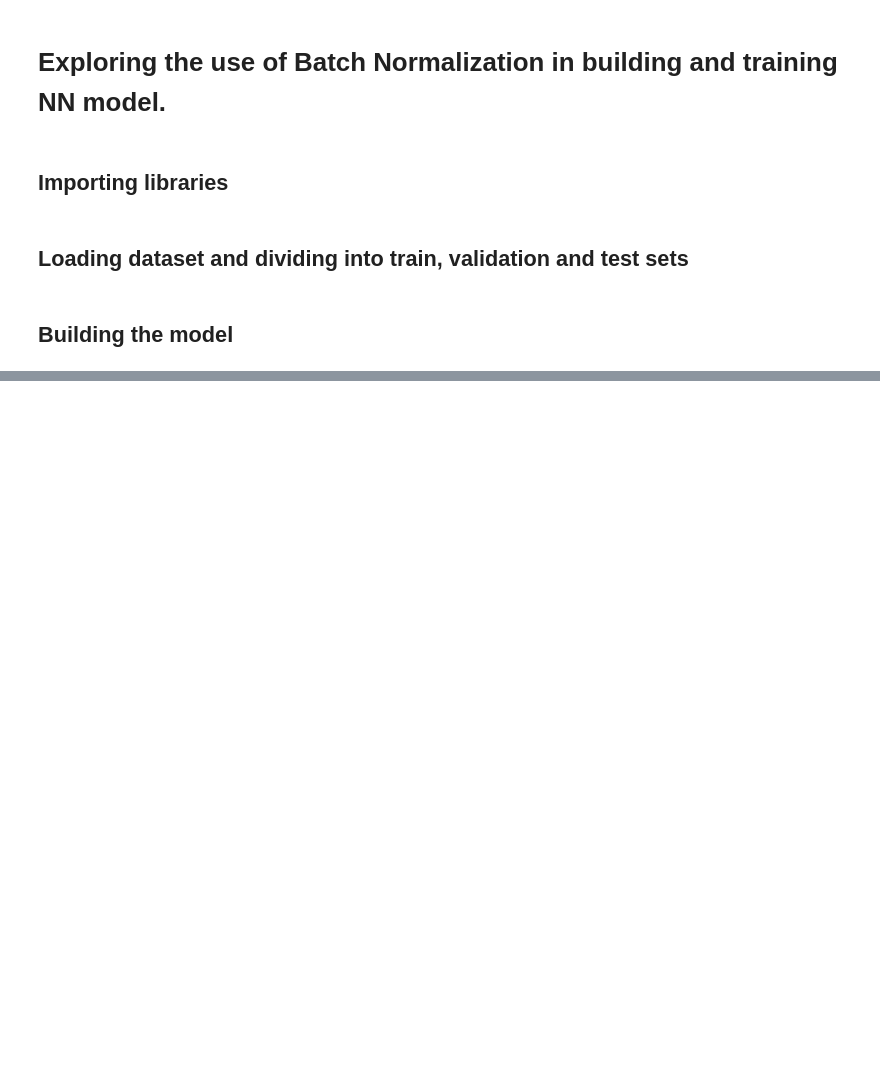
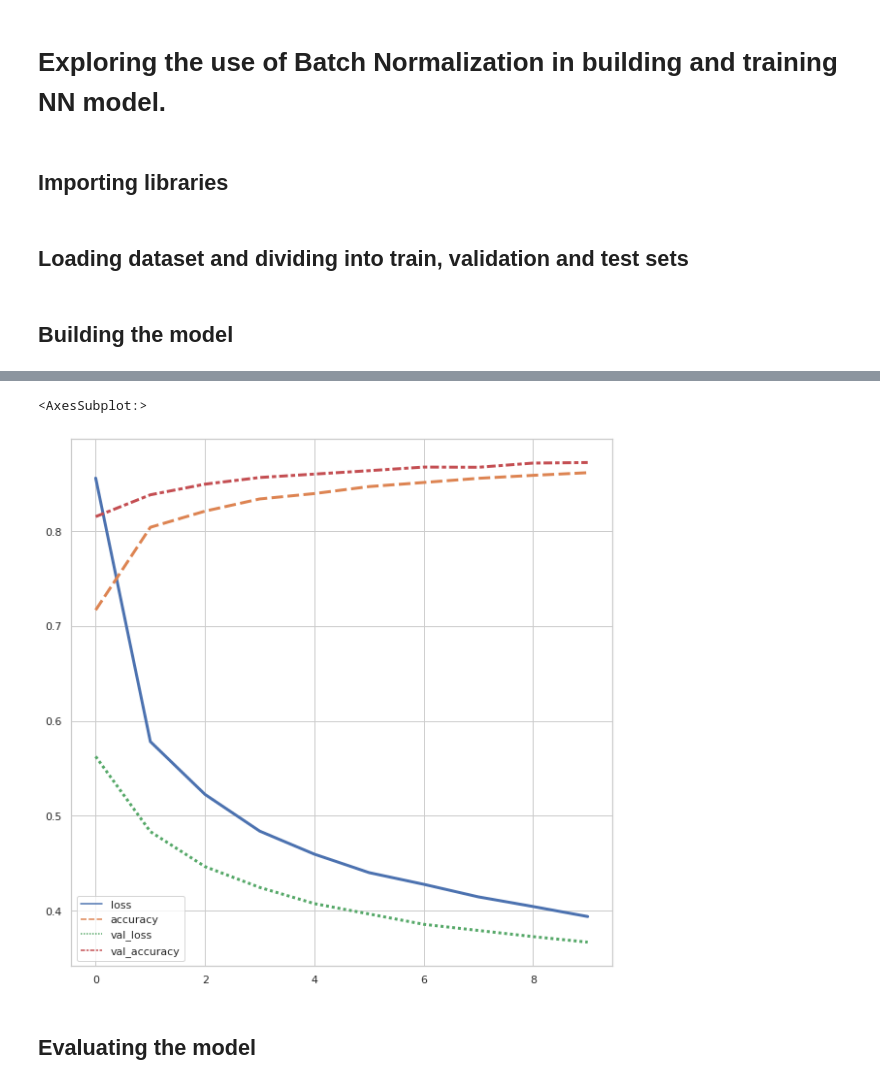
Before and after one commit to Gokul-S-Kumar/Hands-on-ML, a Jupyter notebook: Chapter 11 Training Deep NN/Batch_normalization.ipynb, the cells around one changed output, grey strips where cells are left out. Cells and saved outputs as stored; diff of their text form; code cells hidden in the pictures; blank space fills up the shorter version.

Commit message:
Batch normalization

```diff
--- a/Chapter 11 Training Deep NN/Batch_normalization.ipynb
+++ b/Chapter 11 Training Deep NN/Batch_normalization.ipynb
@@ -28,0 +26,9 @@ model.add()
+# %%
+model = keras.models.Sequential()
+model.add(keras.layers.Flatten(input_shape = [28, 28]))
+model.add(keras.layers.BatchNormalization())
+model.add(keras.layers.Dense(300, activation = 'relu'))
+model.add(keras.layers.BatchNormalization())
+model.add(keras.layers.Dense(100, activation = 'relu'))
+model.add(keras.layers.BatchNormalization())
+model.add(keras.layers.Dense(10, activation = 'softmax'))
@@ -28,0 +75,2 @@ model.add()
+# %%
+model.compile(loss = keras.losses.sparse_categorical_crossentropy, optimizer = keras.optimizers.SGD(lr = 1e-3), metrics = ['accuracy'])
@@ -28,0 +79,2 @@ model.add()
+# %%
+history = model.fit(x_train, y_train, epochs = 10, validation_data = (x_valid, y_valid))
@@ -28,0 +102,11 @@ model.add()
+# %%
+df_metrics = pd.DataFrame(history.history)
+# %%
+sns.set(style = 'whitegrid')
+plt.figure(figsize = (10,10))
+sns.lineplot(data = df_metrics, linewidth = 3)
+# %% [output]
+<AxesSubplot:>
+[figure, added]
+# %% [markdown]
+## Evaluating the model
```
Also changed, not shown: parts of 18 cells of this notebook.
